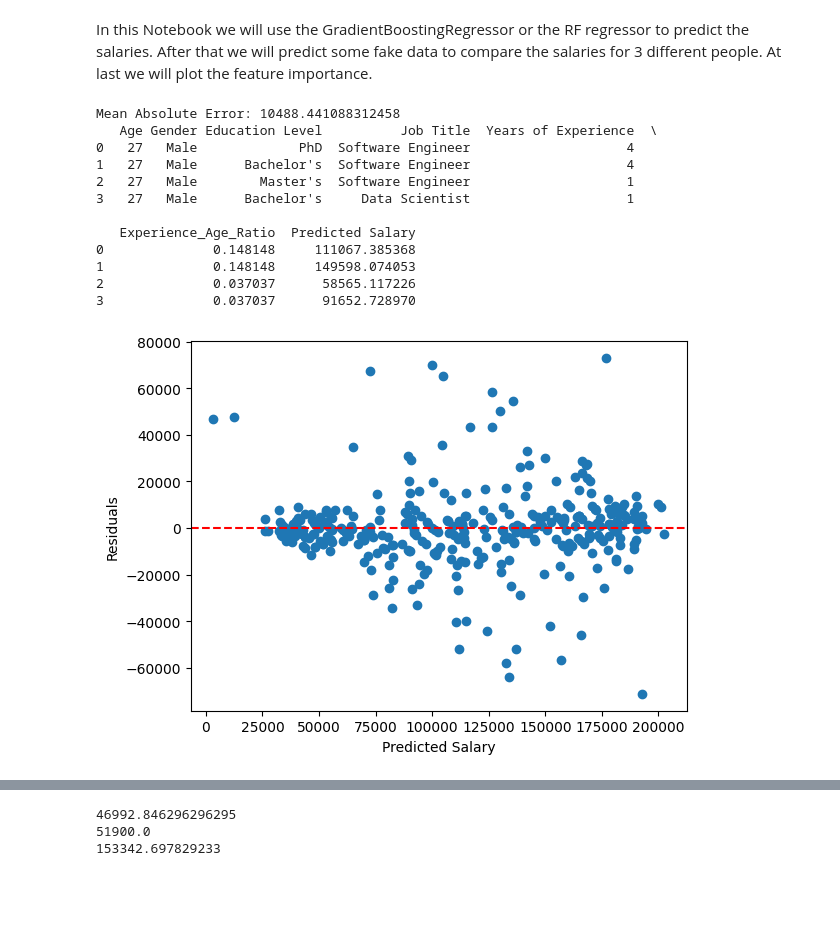
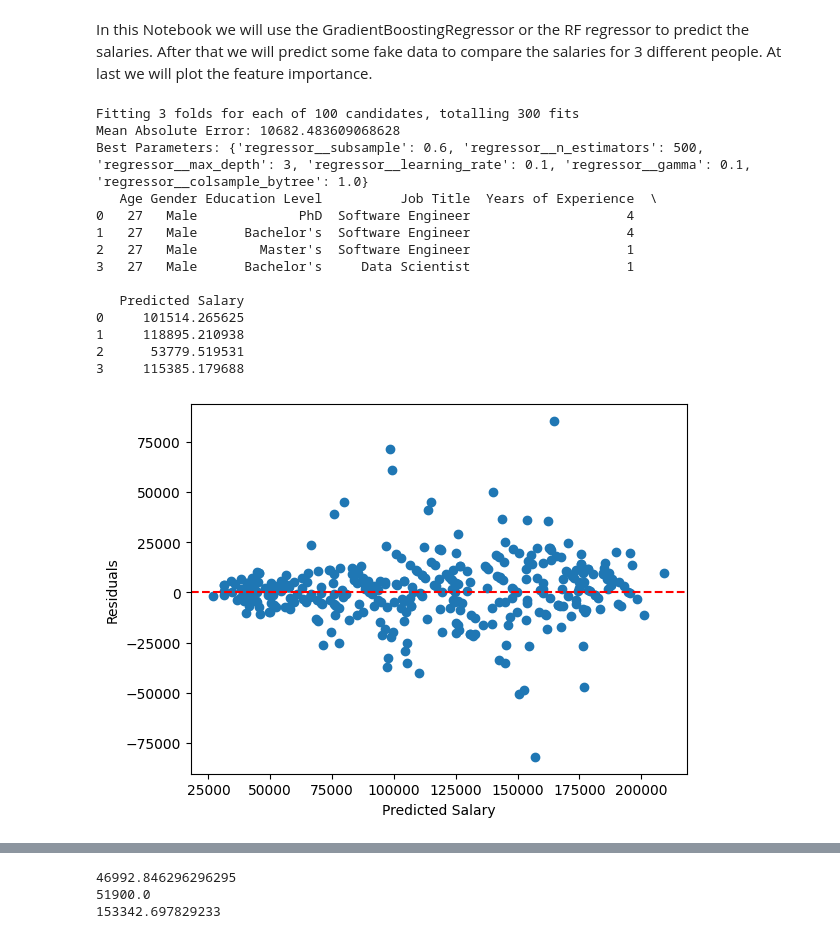
Before and after one commit to CarloRobbiani/ml_project, a Jupyter notebook: Salary new dataset/fake_data_pred.ipynb, the cells around one changed output, grey strips where cells are left out. Saved outputs shown, nothing was run; the diff lists cells and outputs as text; code cells hidden in the pictures; blank space fills up the shorter version.

Commit message:
added CS search in fake_data_pred

```diff
--- a/Salary new dataset/fake_data_pred.ipynb
+++ b/Salary new dataset/fake_data_pred.ipynb
@@ -2,14 +2,15 @@
 In this Notebook we will use the GradientBoostingRegressor or the RF regressor to predict the salaries. After that we will predict some fake data to compare the salaries for 3 different people. At last we will plot the feature importance.
 # %%
 import pandas as pd
-from sklearn.model_selection import train_test_split
+from sklearn.model_selection import train_test_split, RandomizedSearchCV
 from sklearn.ensemble import GradientBoostingRegressor, RandomForestRegressor
 from sklearn.svm import SVR
 from sklearn.preprocessing import OneHotEncoder, StandardScaler
 from sklearn.compose import ColumnTransformer
 from sklearn.pipeline import Pipeline
-from sklearn.metrics import mean_absolute_error
+from sklearn.metrics import mean_absolute_error, r2_score
 import matplotlib.pyplot as plt
+from xgboost import XGBRegressor
 
 # Load the CSV data
 path = 'Salary_Data.csv'
@@ -21,7 +22,8 @@ df['Education Level'] = df['Education Level'].replace("Master's Degree", "Master
 
 df = df.dropna()
 df.drop_duplicates(inplace=True)
-df['Experience_Age_Ratio'] = df['Years of Experience'] / df['Age']
+df = df[df["Salary"] > 10000]
+
 
 
 # Features and target
@@ -32,7 +34,7 @@ y = df['Salary']
 
 # Define categorical and numerical columns
 categorical_columns = ['Gender', 'Education Level', 'Job Title']
-numerical_columns = ['Age', 'Years of Experience', 'Experience_Age_Ratio']
+numerical_columns = ['Age', 'Years of Experience']
 
 # Preprocess categorical variables with OneHotEncoder
 preprocessor = ColumnTransformer(
@@ -45,56 +47,92 @@ preprocessor = ColumnTransformer(
 # Build a pipeline with RandomForestRegressor
 model = Pipeline(steps=[
     ('preprocessor', preprocessor),
-    #('regressor',RandomForestRegressor(max_features='sqrt', random_state=42, n_estimators=100, max_depth=5))
-    ('regressor',GradientBoostingRegressor(max_features='sqrt', random_state=42, n_estimators=100, max_depth=20))
+    #('regressor',RandomForestRegressor(random_state=42))
+    ('regressor',XGBRegressor(random_state=42, learning_rate=0.01))
 ])
 
 # Split the data
 X_train, X_test, y_train, y_test = train_test_split(X, y, test_size=0.2, random_state=42)
 
+""" param_grid = {
+    "regressor__n_estimators": [100, 200, 300],
+    "regressor__max_depth": [5, 10, 20, 30, None],
+    "regressor__min_samples_split": [10, 20, 30, 40, ],
+    "regressor__min_samples_leaf": [1, 2, 4],
+    "regressor__max_features": [None, "sqrt", "log2"],
+} """
+
+param_grid = {
+    "regressor__n_estimators": [100, 200, 500, 1000],  # Number of trees
+    "regressor__learning_rate": [0.01, 0.05, 0.1, 0.2],  # Step size shrinkage
+    "regressor__max_depth": [3, 5, 7, 10],  # Maximum depth of trees
+    "regressor__subsample": [0.6, 0.8, 1.0],  # Fraction of samples for training
+    "regressor__colsample_bytree": [0.6, 0.8, 1.0],  # Fraction of features used per tree
+    "regressor__gamma": [0, 0.1, 0.2, 0.4],  # Minimum loss reduction for split
+}
+
+# Perform Randomized Search for Hyperparameter Tuning
+search = RandomizedSearchCV(
+    model,
+    param_distributions=param_grid,
+    n_iter=100,
+    cv=3,
+    verbose=1,
+    n_jobs=-1,
+    random_state=42
+)
+search.fit(X_train, y_train)
+
+# Get the best model and evaluate it
+best_model = search.best_estimator_
+predictions = best_model.predict(X_test)
+
 # Train the model
-model.fit(X_train, y_train)
+#model.fit(X_train, y_train)
 
 # Evaluate the model
-predictions = model.predict(X_test)
+#predictions = model.predict(X_test)
 mae = mean_absolute_error(y_test, predictions)
+r2 = r2_score(y_test, predictions)
 print(f'Mean Absolute Error: {mae}')
+print("Best Parameters:", search.best_params_)
 
 # Example fake data for prediction
 fake_data = pd.DataFrame({
     'Age': [27, 27, 27, 27],
     'Gender': ['Male', 'Male', 'Male', "Male"],
     'Education Level': ["PhD", "Bachelor's", "Master's", "Bachelor's"],
     'Job Title': ['Software Engineer', 'Software Engineer', 'Software Engineer', "Data Scientist"],
     'Years of Experience': [4, 4, 1, 1]
 })
 
-fake_data['Experience_Age_Ratio'] = fake_data['Years of Experience'] / fake_data['Age']
 
 # Predict salaries for fake data
-predicted_salaries = model.predict(fake_data)
+predicted_salaries = best_model.predict(fake_data)
 fake_data['Predicted Salary'] = predicted_salaries
 
 print(fake_data)
 plt.scatter(predictions, y_test - predictions)
 plt.axhline(y=0, color='r', linestyle='--')
 plt.xlabel('Predicted Salary')
 plt.ylabel('Residuals')
 plt.show()
 # %% [output]
-Mean Absolute Error: 10488.441088312458
+Fitting 3 folds for each of 100 candidates, totalling 300 fits
+Mean Absolute Error: 10682.483609068628
+Best Parameters: {'regressor__subsample': 0.6, 'regressor__n_estimators': 500, 'regressor__max_depth': 3, 'regressor__learning_rate': 0.1, 'regressor__gamma': 0.1, 'regressor__colsample_bytree': 1.0}
    Age Gender Education Level          Job Title  Years of Experience  \
 0   27   Male             PhD  Software Engineer                    4
 1   27   Male      Bachelor's  Software Engineer                    4
 2   27   Male        Master's  Software Engineer                    1
 3   27   Male      Bachelor's     Data Scientist                    1
 
-   Experience_Age_Ratio  Predicted Salary
-0              0.148148     111067.385368
-1              0.148148     149598.074053
-2              0.037037      58565.117226
-3              0.037037      91652.728970
+   Predicted Salary
+0     101514.265625
+1     118895.210938
+2      53779.519531
+3     115385.179688
-[figure, old version]
+[figure, new version]
 # %%
 #Create a comparison of the three people
 import pandas as pd
```
Also changed, not shown: parts of 2 cells of this notebook.
